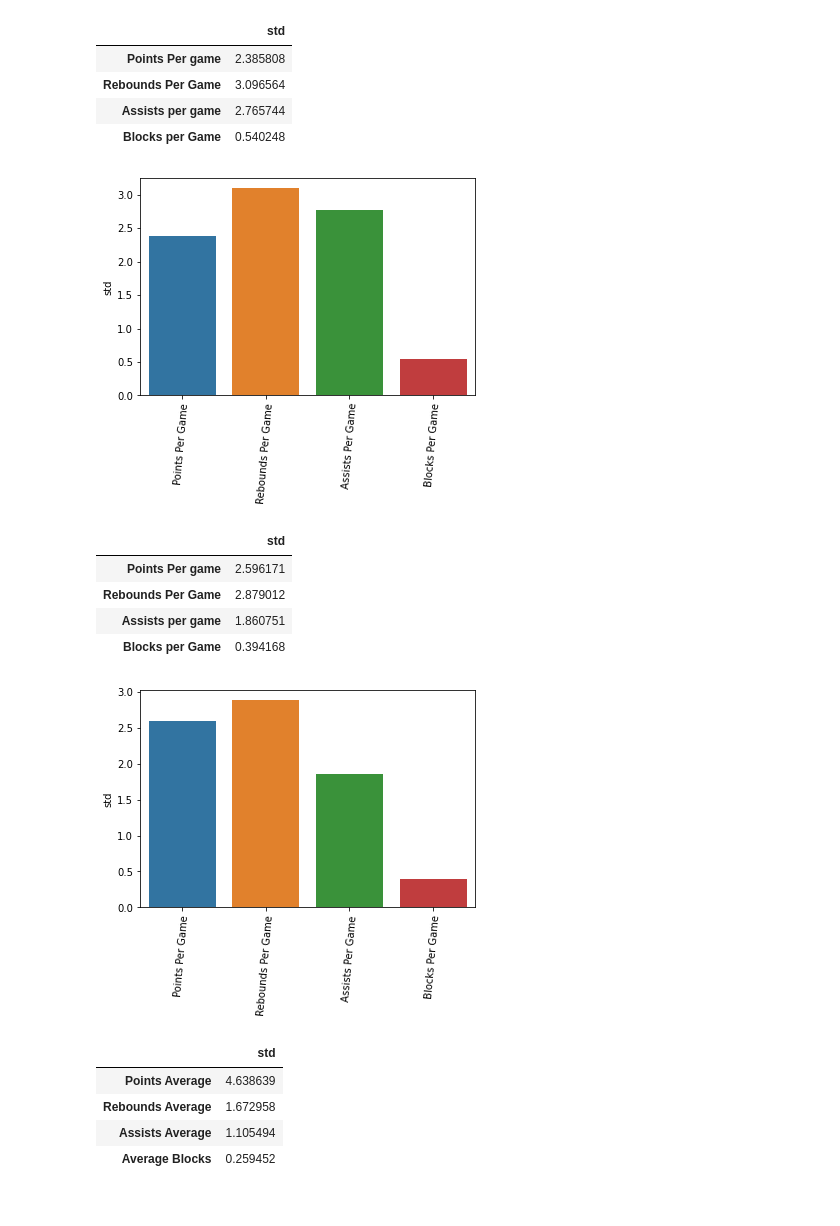
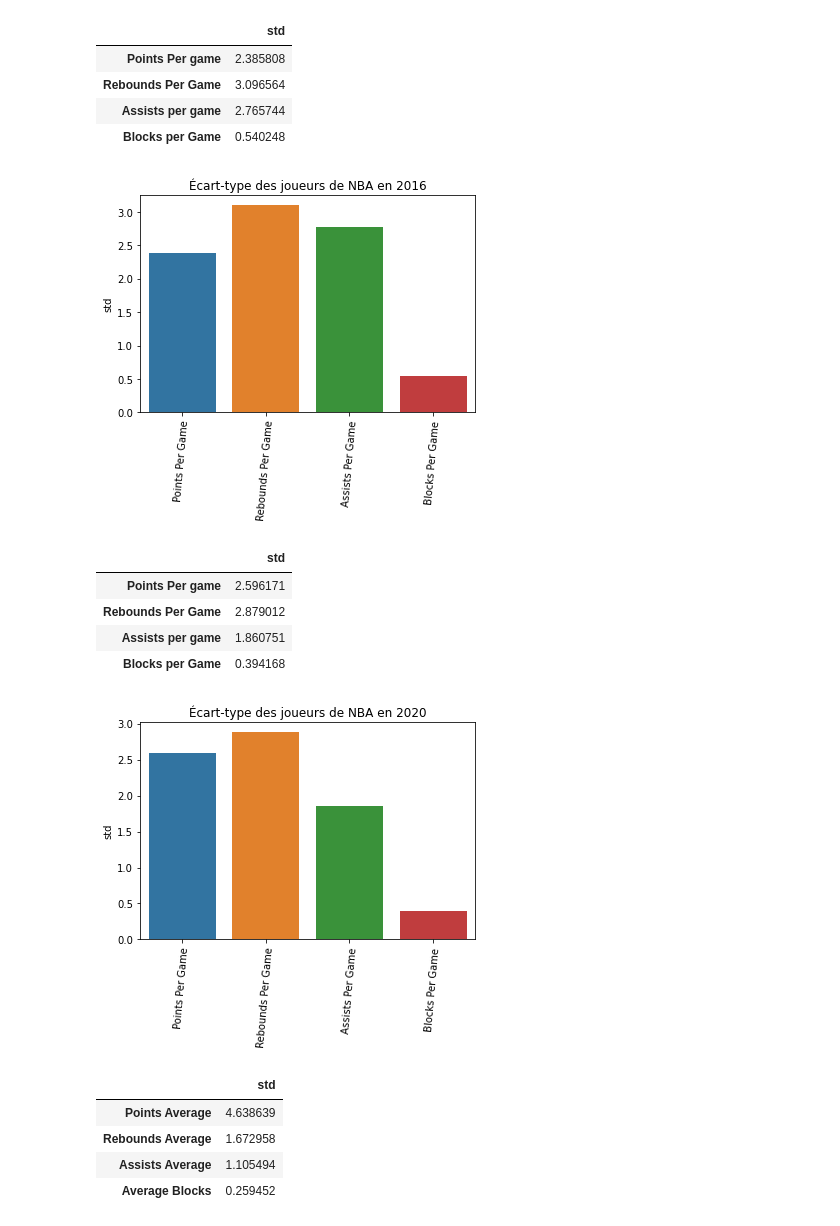
Before and after one commit to PhilippeBellefeuille/ProjetProgrammationGestion, a Jupyter notebook: Project.ipynb, the cells around one changed output. Saved outputs shown, nothing was run; the diff lists cells and outputs as text; code cells hidden in the pictures.

Commit message:
Update Project.ipynb
Titre pour les graphs

```diff
--- a/Project.ipynb
+++ b/Project.ipynb
@@ -118,13 +118,13 @@ stdjoNBA2016
 | Assists per game | 2.765744 |
 | Blocks per Game | 0.540248 |
 # %%
-#NOTE: OUBLIONS PAS D'AJOUTER LES TITRES(CELA VA EXPLIQUER MIEUX LA REPRÉSENTATION DE NOS DONNÉES)
 import seaborn
 graph_stdjoNBA2016 = seaborn.barplot(x=['Points Per Game','Rebounds Per Game','Assists Per Game','Blocks Per Game'] ,y='std',data=stdjoNBA2016)
 for item in graph_stdjoNBA2016.get_xticklabels():
         item.set_rotation(85)
+        graph_stdjoNBA2016.set_title('Écart-type des joueurs de NBA en 2016')
 # %% [output]
-[figure, old version]
+[figure, new version]
 # %%
 ##1.2.L'ÉCART-TYPE DES JOUEURS DE NBA 2020(stdjoNBA2020):
 stdjoNBA2020 = joueurNBA2020.agg(
@@ -143,8 +143,9 @@ stdjoNBA2020
 graph_stdjoNBA2020 = seaborn.barplot(x=['Points Per Game','Rebounds Per Game','Assists Per Game','Blocks Per Game'] ,y='std',data=stdjoNBA2020)
 for item in graph_stdjoNBA2020.get_xticklabels():
         item.set_rotation(85)
+        graph_stdjoNBA2020.set_title('Écart-type des joueurs de NBA en 2020')
 # %% [output]
-[figure, old version]
+[figure, new version]
 # %%
 ##1.3.L'ÉCART-TYPE DES JOUEURS DE OLYMPIQUE 2016(stdjoOLY2016):
 stdjoOLY2016= joueurJO2016.agg({"Points Average": ["std"],
```
Also changed, not shown: parts of 6 cells of this notebook.
